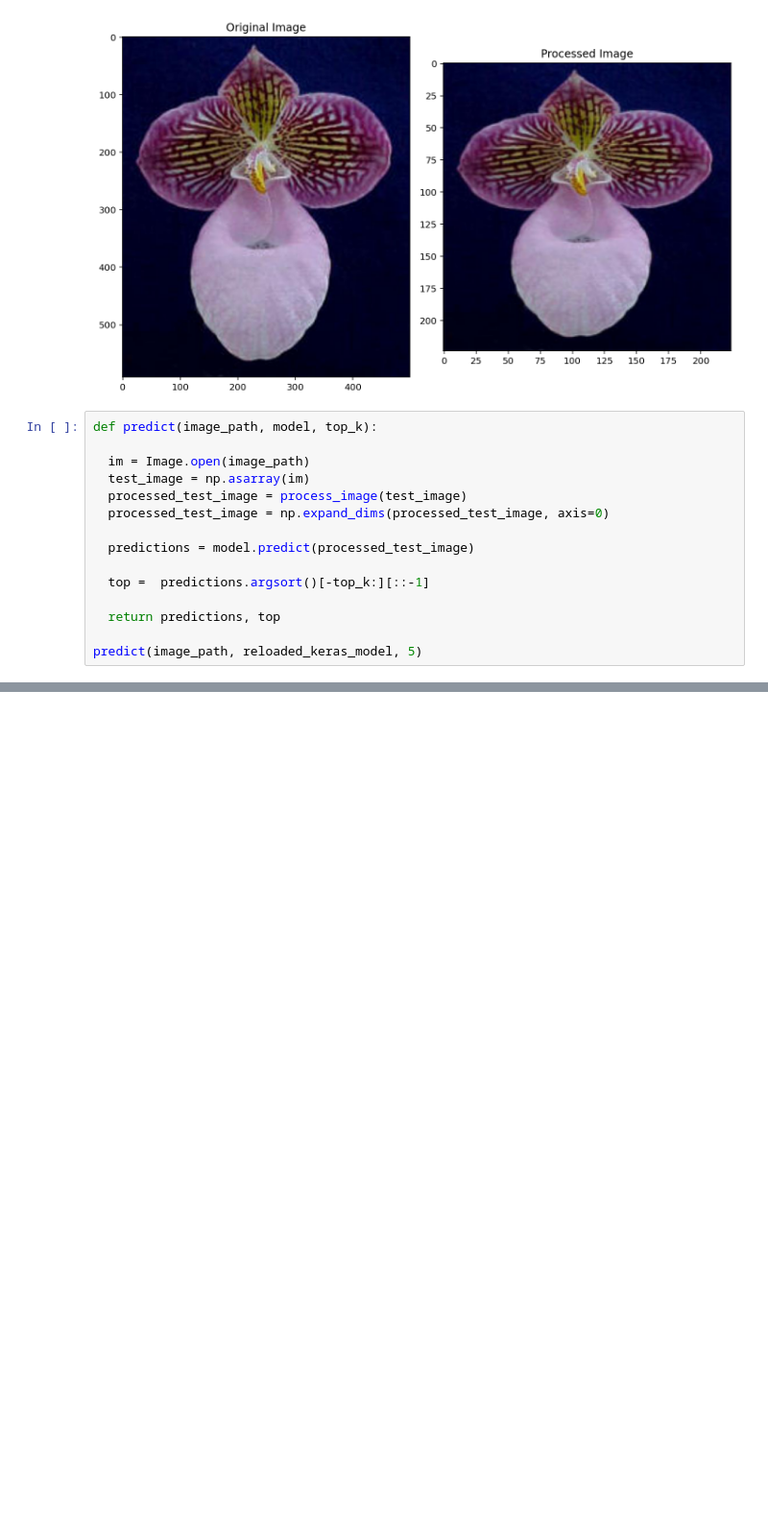
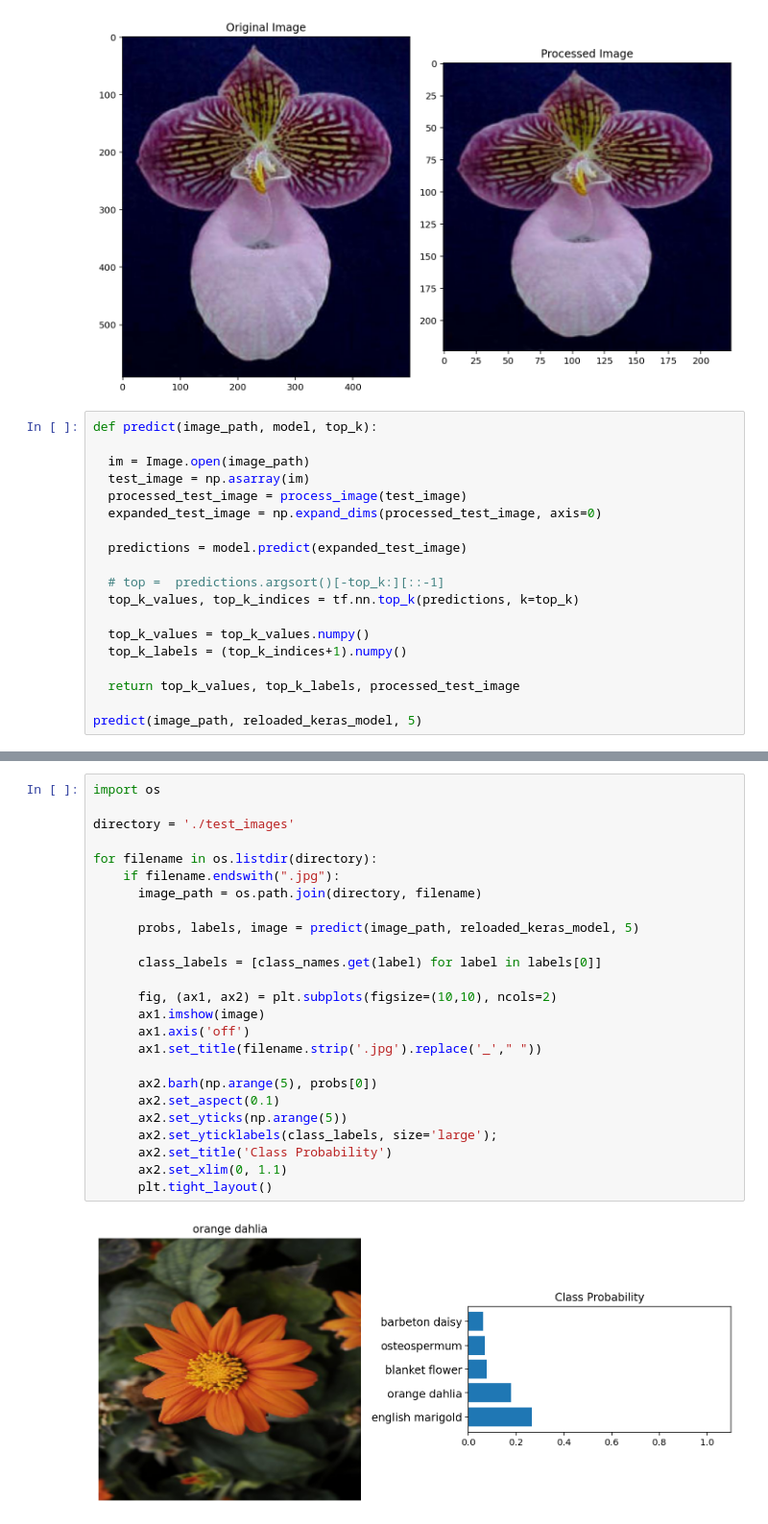
Before and after one commit to adhamalhossary/image_classifier, a Jupyter notebook: Image_Classifier.ipynb, the cells around one changed output, grey strips where cells are left out. Shown at 96% size. Drawn from its saved outputs; the diff is of its cells as text; blank space fills up the shorter version.

Commit message:
First Draft Complete
The model has been trained and is accuractely classifying new flower images.

Next step is to clean the code and add more text

```diff
--- a/Image_Classifier.ipynb
+++ b/Image_Classifier.ipynb
@@ -364,13 +364,17 @@ def predict(image_path, model, top_k):
   im = Image.open(image_path)
   test_image = np.asarray(im)
   processed_test_image = process_image(test_image)
-  processed_test_image = np.expand_dims(processed_test_image, axis=0)
+  expanded_test_image = np.expand_dims(processed_test_image, axis=0)
 
-  predictions = model.predict(processed_test_image)
+  predictions = model.predict(expanded_test_image)
 
-  top =  predictions.argsort()[-top_k:][::-1]
+  # top =  predictions.argsort()[-top_k:][::-1]
+  top_k_values, top_k_indices = tf.nn.top_k(predictions, k=top_k)
 
-  return predictions, top
+  top_k_values = top_k_values.numpy()
+  top_k_labels = (top_k_indices+1).numpy()
+
+  return top_k_values, top_k_labels, processed_test_image
 
 predict(image_path, reloaded_keras_model, 5)
 # %% [output]
@@ -393,0 +398,27 @@ predict(image_path, reloaded_keras_model, 5)
+# %%
+import os
+
+directory = './test_images'
+
+for filename in os.listdir(directory):
+    if filename.endswith(".jpg"):
+      image_path = os.path.join(directory, filename)
+
+      probs, labels, image = predict(image_path, reloaded_keras_model, 5)
+
+      class_labels = [class_names.get(label) for label in labels[0]]
+
+      fig, (ax1, ax2) = plt.subplots(figsize=(10,10), ncols=2)
+      ax1.imshow(image)
+      ax1.axis('off')
+      ax1.set_title(filename.strip('.jpg').replace('_'," "))
+
+      ax2.barh(np.arange(5), probs[0])
+      ax2.set_aspect(0.1)
+      ax2.set_yticks(np.arange(5))
+      ax2.set_yticklabels(class_labels, size='large');
+      ax2.set_title('Class Probability')
+      ax2.set_xlim(0, 1.1)
+      plt.tight_layout()
+# %% [output]
+[figure, added]
```
Also changed, not shown: parts of 9 cells of this notebook.
